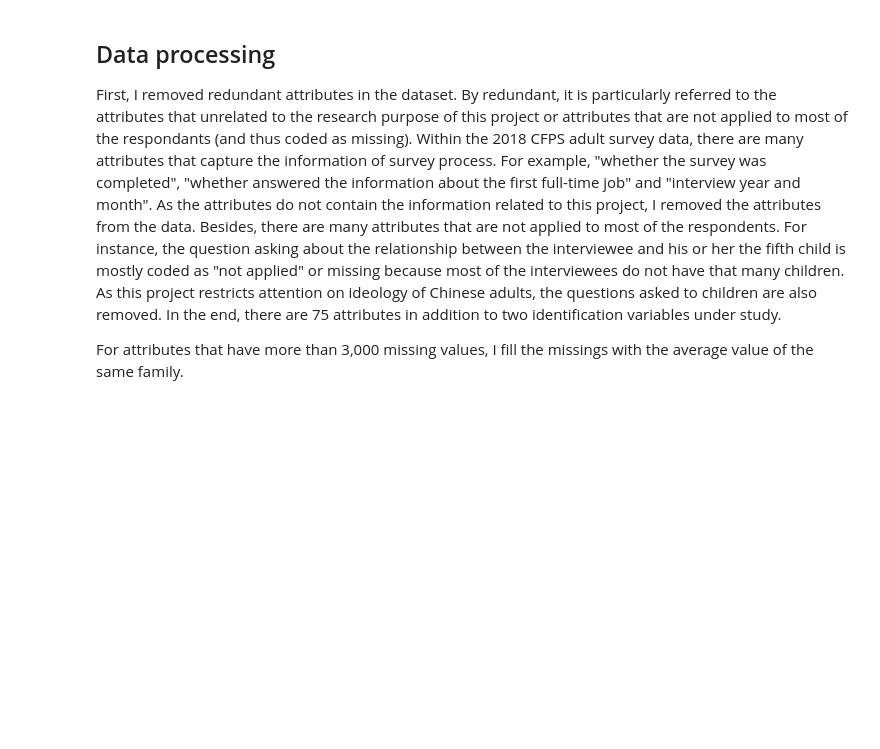
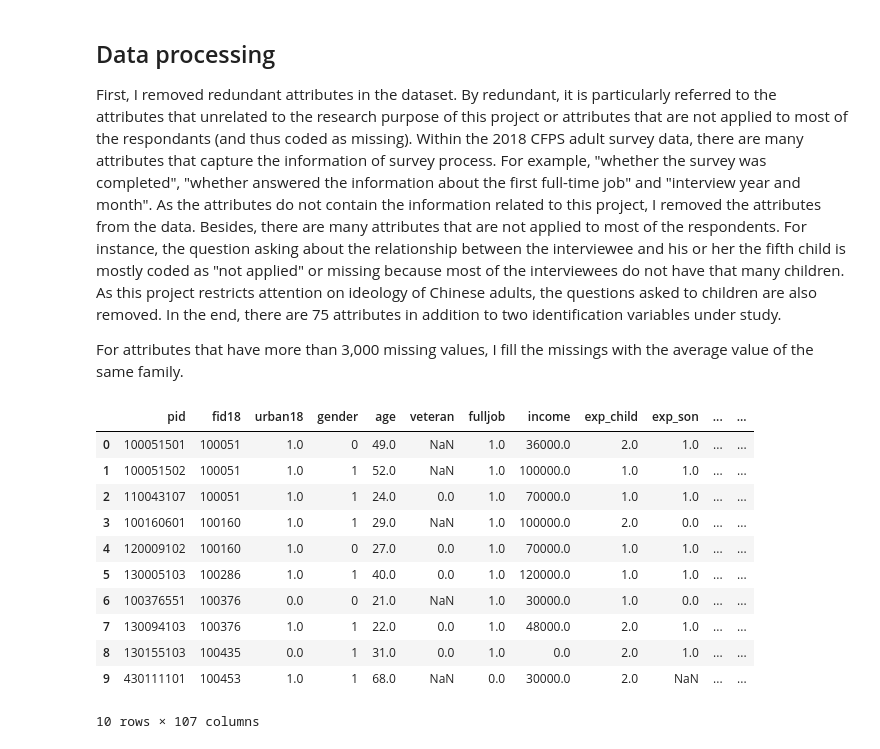
Before and after one commit to WeihongQ/Data-Mining, a Jupyter notebook: ideology_predict/final_project.ipynb, the cells around one changed output. Cells and saved outputs as stored; diff of their text form; code cells hidden in the pictures; blank space fills up the shorter version.

```diff
--- a/ideology_predict/final_project.ipynb
+++ b/ideology_predict/final_project.ipynb
@@ -10,6 +10,20 @@ import matplotlib.pyplot as plt
 import pandas as pd
 from sklearn.model_selection import cross_val_score
 # %%
-cfps = pd.read_csv('cfps_processed.csv')
-#cfps.head(n=10)
+#read data
+cfps = pd.read_csv('cfps_processed_short.csv')
+cfps.head(n=10)
 #cfps[["urban18"]].isnull().sum()
+# %% [output]
+|  | pid | fid18 | urban18 | gender | age | veteran | fulljob | income | exp_child | exp_son | ... | ... |
+| 0 | 100051501 | 100051 | 1.0 | 0 | 49.0 | NaN | 1.0 | 36000.0 | 2.0 | 1.0 | ... | ... |
+| 1 | 100051502 | 100051 | 1.0 | 1 | 52.0 | NaN | 1.0 | 100000.0 | 1.0 | 1.0 | ... | ... |
+| 2 | 110043107 | 100051 | 1.0 | 1 | 24.0 | 0.0 | 1.0 | 70000.0 | 1.0 | 1.0 | ... | ... |
+| 3 | 100160601 | 100160 | 1.0 | 1 | 29.0 | NaN | 1.0 | 100000.0 | 2.0 | 0.0 | ... | ... |
+| 4 | 120009102 | 100160 | 1.0 | 0 | 27.0 | 0.0 | 1.0 | 70000.0 | 1.0 | 1.0 | ... | ... |
+| 5 | 130005103 | 100286 | 1.0 | 1 | 40.0 | 0.0 | 1.0 | 120000.0 | 1.0 | 1.0 | ... | ... |
+| 6 | 100376551 | 100376 | 0.0 | 0 | 21.0 | NaN | 1.0 | 30000.0 | 1.0 | 0.0 | ... | ... |
+| 7 | 130094103 | 100376 | 1.0 | 1 | 22.0 | 0.0 | 1.0 | 48000.0 | 2.0 | 1.0 | ... | ... |
+| 8 | 130155103 | 100435 | 0.0 | 1 | 31.0 | 0.0 | 1.0 | 0.0 | 2.0 | 1.0 | ... | ... |
+| 9 | 430111101 | 100453 | 1.0 | 1 | 68.0 | NaN | 0.0 | 30000.0 | 2.0 | NaN | ... | ... |
+10 rows × 107 columns
```
Also changed, not shown: parts of 8 cells of this notebook, 15 other files.
